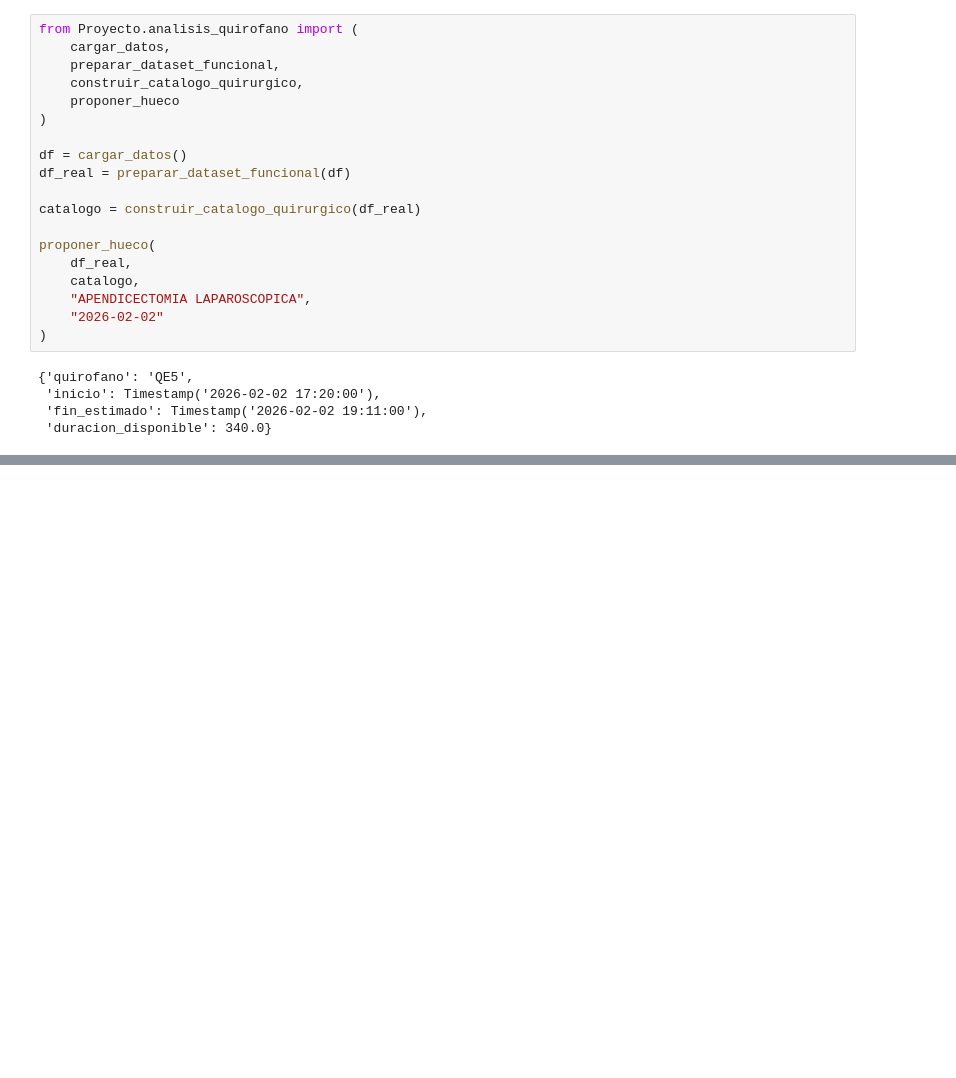
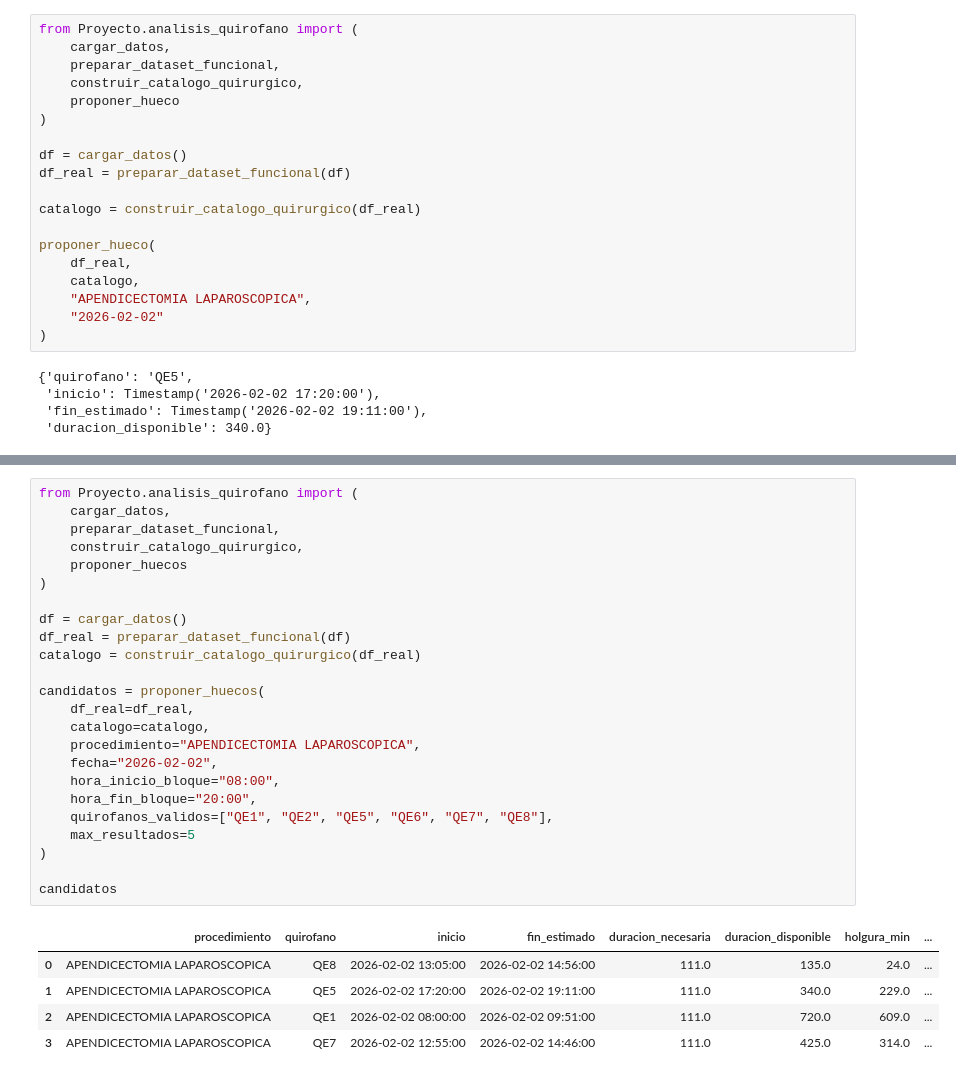
Before and after one commit to dmh1006/Proyecto_PR, a Jupyter notebook: analisis_quirofano.ipynb, the cells around one changed output, grey strips where cells are left out. Cells and saved outputs as stored; diff of their text form; blank space fills up the shorter version.

```diff
--- a/analisis_quirofano.ipynb
+++ b/analisis_quirofano.ipynb
@@ -293,0 +302,30 @@ TypeError: proponer_hueco() got an unexpected keyword argument 'hora_inicio_bloq
+# %%
+from Proyecto.analisis_quirofano import (
+    cargar_datos,
+    preparar_dataset_funcional,
+    construir_catalogo_quirurgico,
+    proponer_huecos
+)
+
+df = cargar_datos()
+df_real = preparar_dataset_funcional(df)
+catalogo = construir_catalogo_quirurgico(df_real)
+
+candidatos = proponer_huecos(
+    df_real=df_real,
+    catalogo=catalogo,
+    procedimiento="APENDICECTOMIA LAPAROSCOPICA",
+    fecha="2026-02-02",
+    hora_inicio_bloque="08:00",
+    hora_fin_bloque="20:00",
+    quirofanos_validos=["QE1", "QE2", "QE5", "QE6", "QE7", "QE8"],
+    max_resultados=5
+)
+
+candidatos
+# %% [output]
+|  | procedimiento | quirofano | inicio | fin_estimado | duracion_necesaria | duracion_disponible | holgura_min | ... |
+| 0 | APENDICECTOMIA LAPAROSCOPICA | QE8 | 2026-02-02 13:05:00 | 2026-02-02 14:56:00 | 111.0 | 135.0 | 24.0 | ... |
+| 1 | APENDICECTOMIA LAPAROSCOPICA | QE5 | 2026-02-02 17:20:00 | 2026-02-02 19:11:00 | 111.0 | 340.0 | 229.0 | ... |
+| 2 | APENDICECTOMIA LAPAROSCOPICA | QE1 | 2026-02-02 08:00:00 | 2026-02-02 09:51:00 | 111.0 | 720.0 | 609.0 | ... |
+| 3 | APENDICECTOMIA LAPAROSCOPICA | QE7 | 2026-02-02 12:55:00 | 2026-02-02 14:46:00 | 111.0 | 425.0 | 314.0 | ... |
```
Also changed, not shown: parts of 2 cells of this notebook.
